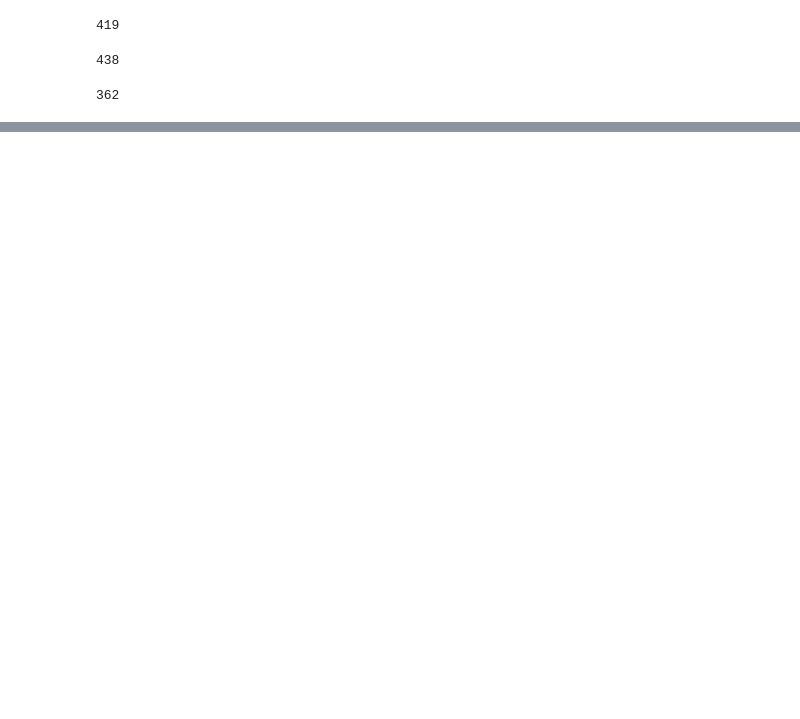
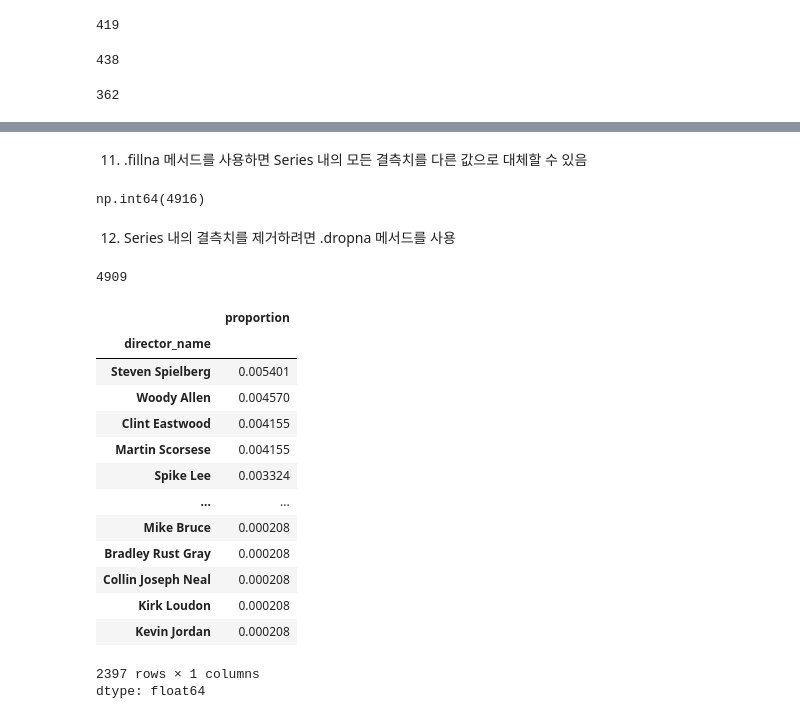
Before and after one commit to allyreum/R_study, a Jupyter notebook: Pandas_Cookbook_2e.ipynb, the cells around one changed output, grey strips where cells are left out. Cells and saved outputs as stored; diff of their text form; code cells hidden in the pictures; blank space fills up the shorter version.

```diff
--- a/Pandas_Cookbook_2e.ipynb
+++ b/Pandas_Cookbook_2e.ipynb
@@ -165,0 +359,37 @@ len(s_attr_methods & df_attr_methods)
+# %% [markdown]
+
+
+11.   .fillna 메서드를 사용하면 Series 내의 모든 결측치를 다른 값으로 대체할 수 있음
+# %%
+fb_likes_filled = fb_likes.fillna(0)
+fb_likes_filled.count()
+# %% [output]
+np.int64(4916)
+# %% [markdown]
+
+
+12.   Series 내의 결측치를 제거하려면 .dropna 메서드를 사용
+# %%
+fb_likes_dropped = fb_likes.dropna()
+fb_likes_dropped.size
+# %% [output]
+4909
+# %%
+# 상대 빈도
+director.value_counts(normalize = True)
+# %% [output]
+|  | proportion |
+| director_name |  |
+| Steven Spielberg | 0.005401 |
+| Woody Allen | 0.004570 |
+| Clint Eastwood | 0.004155 |
+| Martin Scorsese | 0.004155 |
+| Spike Lee | 0.003324 |
+| ... | ... |
+| Mike Bruce | 0.000208 |
+| Bradley Rust Gray | 0.000208 |
+| Collin Joseph Neal | 0.000208 |
+| Kirk Loudon | 0.000208 |
+| Kevin Jordan | 0.000208 |
+2397 rows × 1 columns
+dtype: float64
```
Also changed, not shown: parts of 30 cells of this notebook.
